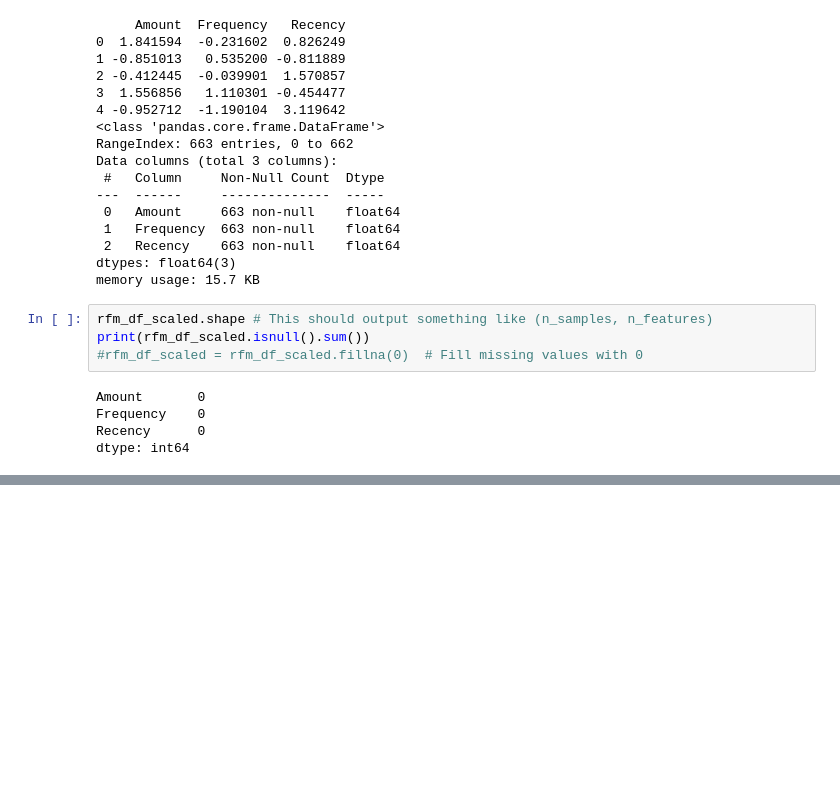
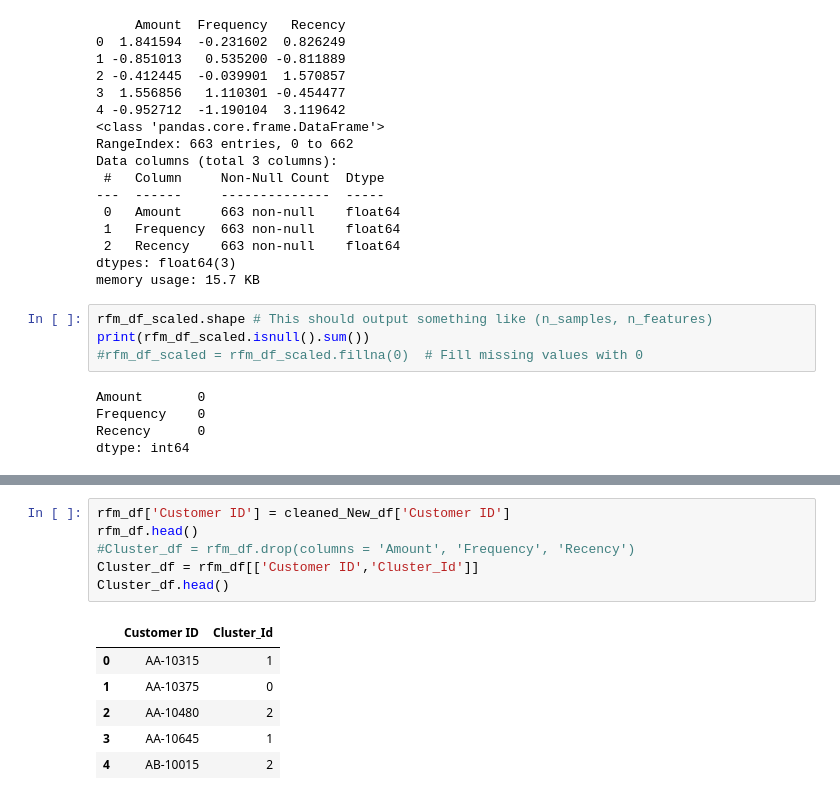
Before and after one commit to Karan9603/E-commerce-Superstore-Project, a Jupyter notebook: Clustering.ipynb, the cells around one changed output, grey strips where cells are left out. Cells and saved outputs as stored; diff of their text form; blank space fills up the shorter version.

```diff
--- a/Clustering.ipynb
+++ b/Clustering.ipynb
@@ -354,0 +368,13 @@ plt.show()
+# %%
+rfm_df['Customer ID'] = cleaned_New_df['Customer ID']
+rfm_df.head()
+#Cluster_df = rfm_df.drop(columns = 'Amount', 'Frequency', 'Recency')
+Cluster_df = rfm_df[['Customer ID','Cluster_Id']]
+Cluster_df.head()
+# %% [output]
+|  | Customer ID | Cluster_Id |
+| 0 | AA-10315 | 1 |
+| 1 | AA-10375 | 0 |
+| 2 | AA-10480 | 2 |
+| 3 | AA-10645 | 1 |
+| 4 | AB-10015 | 2 |
```
Also changed, not shown: parts of 10 cells of this notebook, 1 other file.
